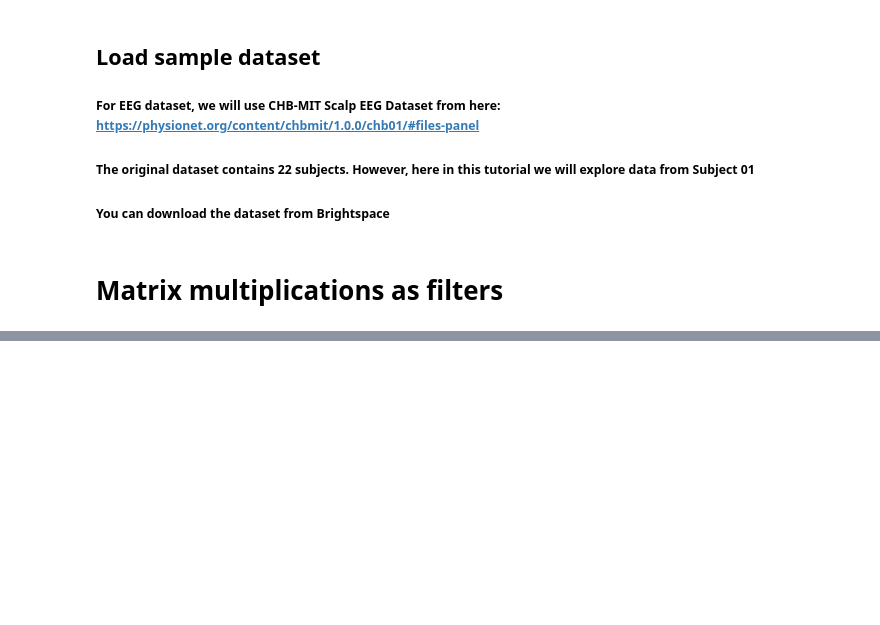
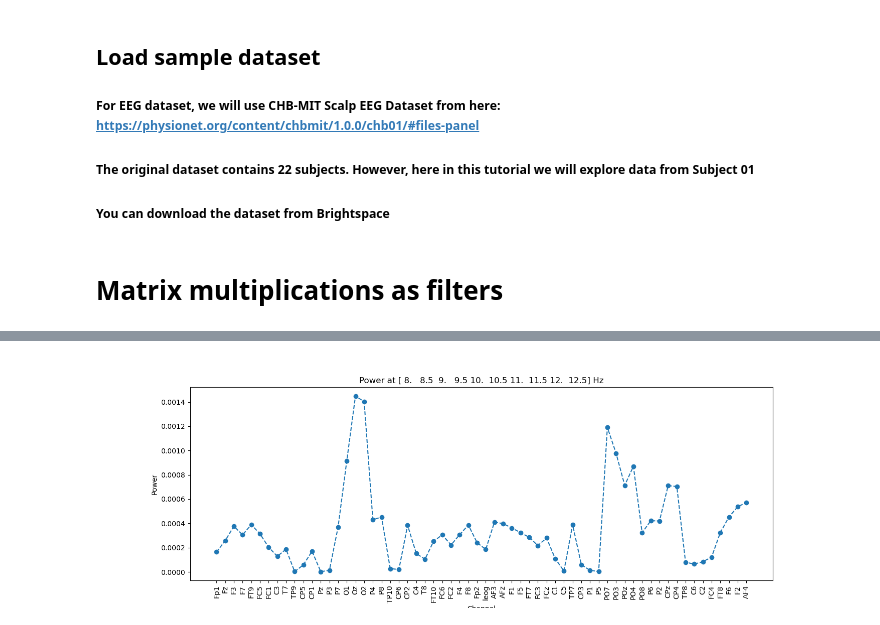
Before and after one commit to mindemory/EEG_MEG_Methods, a Jupyter notebook: MNEPython/Tutorial2_AnswerKey.ipynb, the cells around one changed output, grey strips where cells are left out. Cells and saved outputs as stored; diff of their text form; code cells hidden in the pictures; blank space fills up the shorter version.

```diff
--- a/MNEPython/Tutorial2_AnswerKey.ipynb
+++ b/MNEPython/Tutorial2_AnswerKey.ipynb
@@ -245,7 +303,7 @@ freqs = freqs[:N//2]
 k = 10
 
 # Create a complex sine wave at frequency k
-W = np.exp(-1j * 2 * np.pi * k * x)
+W = np.exp(-1j * 2 * np.pi * k * N * x)
 
 # Compute the inner product (DFT coefficient for frequency k)
 # We use vector multiplication!
@@ -297,38 +361,42 @@ plt.show()
 # %%
 # Compute the 8-12Hz power at all channels using matrix multiplication
-timeToPlot = 500 # Time in seconds to plot
+timeToPlot = 50 # Time in seconds to plot
 t = raw.times[raw.times < timeToPlot]
 N = len(t)
 x = np.arange(0,N)/N
 X = data[:, raw.times < timeToPlot]
 
 SR = raw.info['sfreq']
 freq_res = SR/len(X)
 freqs = np.fft.fftfreq(N, 1/SR)
 freqs = freqs[:N//2]
 powerMat = np.zeros((n_channels, 1))
-k_range = np.arange(8, 13)
+k_range = np.arange(8, 13, 0.5)
 
 powerMat = np.zeros((n_channels, len(k_range)))
 for i, k in enumerate(k_range):
     # Create a complex sine wave at frequency k
-    W = np.exp(-1j * 2 * np.pi * k * x)
+    W = np.exp(-1j * 2 * np.pi * k * N * x)
+    # print(W.shape)
+    # print(X.shape)
 
     # Compute the inner product (DFT coefficient for frequency k)
     # We use matrix multiplication!
     X_k = (W.T @ X.T).T
 
     powerMat[:, i] = np.real(X_k)**2 + np.imag(X_k)**2
 
 powerVec = np.mean(powerMat, axis=1)
 
 plt.figure(figsize=(15, 5))
 plt.plot(raw.ch_names[:-4], powerVec[:-4], 'o--')
 plt.xlabel('Channel')
 plt.ylabel('Power')
 plt.title(f'Power at {k_range} Hz')
 plt.xticks(rotation=90)
 plt.show()
+# %% [output]
+[figure, added]
 # %%
 # We can visualize the power in specific frequency band as power in topoplot
 # timeToPlot = 2000
```
Also changed, not shown: parts of 12 cells of this notebook, 2 other files.
